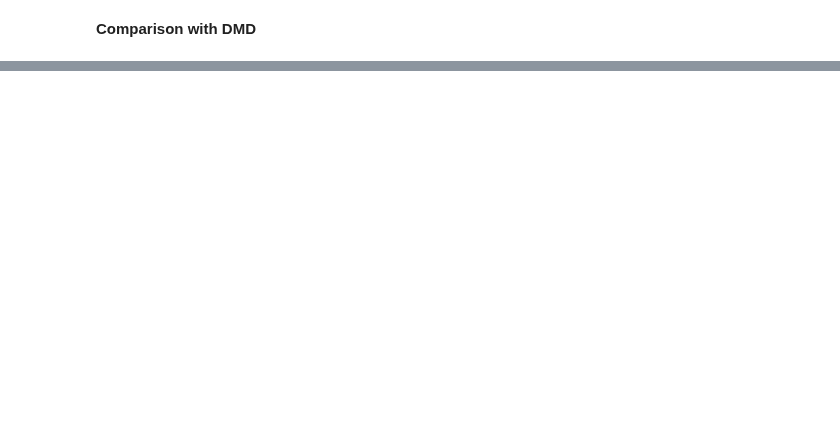
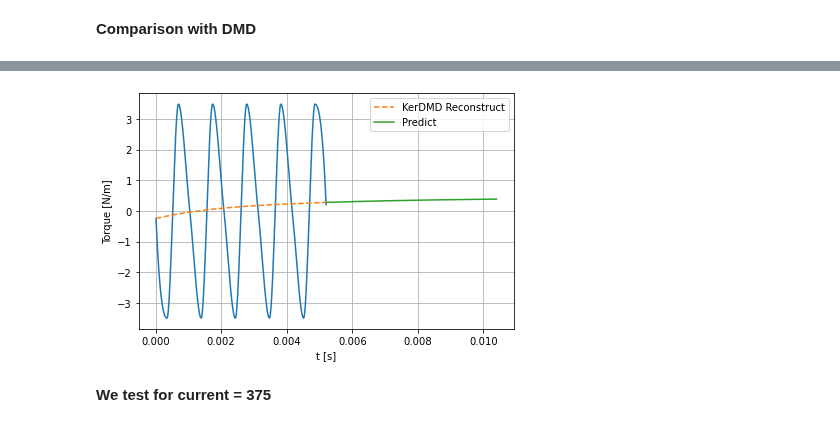
Before and after one commit to azzeddinetiba/ROM_AM, a Jupyter notebook: examples/Motor_torque.ipynb, the cells around one changed output, grey strips where cells are left out. Drawn from its saved outputs; the diff is of its cells as text; code cells hidden in the pictures; blank space fills up the shorter version.

```diff
--- a/examples/Motor_torque.ipynb
+++ b/examples/Motor_torque.ipynb
@@ -127,0 +130,22 @@ plt.tight_layout();
+# %%
+kdmd = KERDMD()
+krom = ROM(kdmd)
+krom.decompose(X=X[:, :-1], Y=X[:, 1::], dt=dt, p=3, normalize=True, center=True)
+# %%
+#KerDMD prediction
+pred_coeff = 2
+t_predict = np.concatenate((t, np.linspace(t[-1] + dt, pred_coeff *t[-1], nt)))
+
+prediction = np.real(krom.predict(t_predict,t1 = t[0],))
+reconstr_cutoff = int((1/pred_coeff)*t_predict.shape[0])
+
+plt.plot(t, X[0, :]);
+plt.plot(t_predict[:reconstr_cutoff], prediction[0, :reconstr_cutoff], '--', label = 'KerDMD Reconstruct');
+plt.plot(t_predict[reconstr_cutoff::], prediction[0, reconstr_cutoff::], label = 'Predict');
+plt.grid();
+plt.legend();
+plt.xlabel("t [s]")
+plt.ylabel("Torque [N/m]")
+plt.tight_layout();
+# %% [output]
+[figure, added]
@@ -127,0 +163,2 @@ plt.tight_layout();
+# %% [markdown]
+**We test for current = 375**
```
Also changed, not shown: parts of 7 cells of this notebook.
